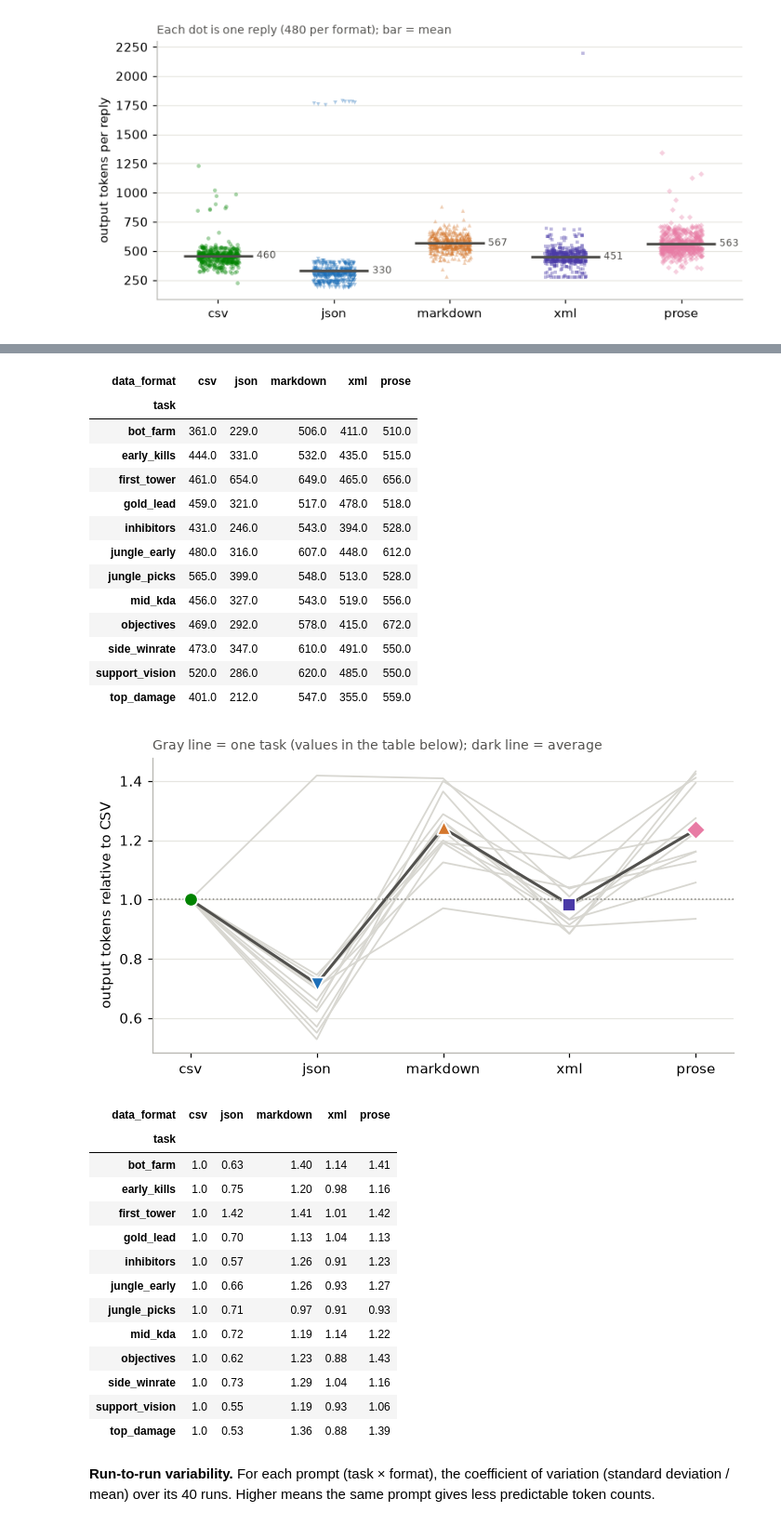
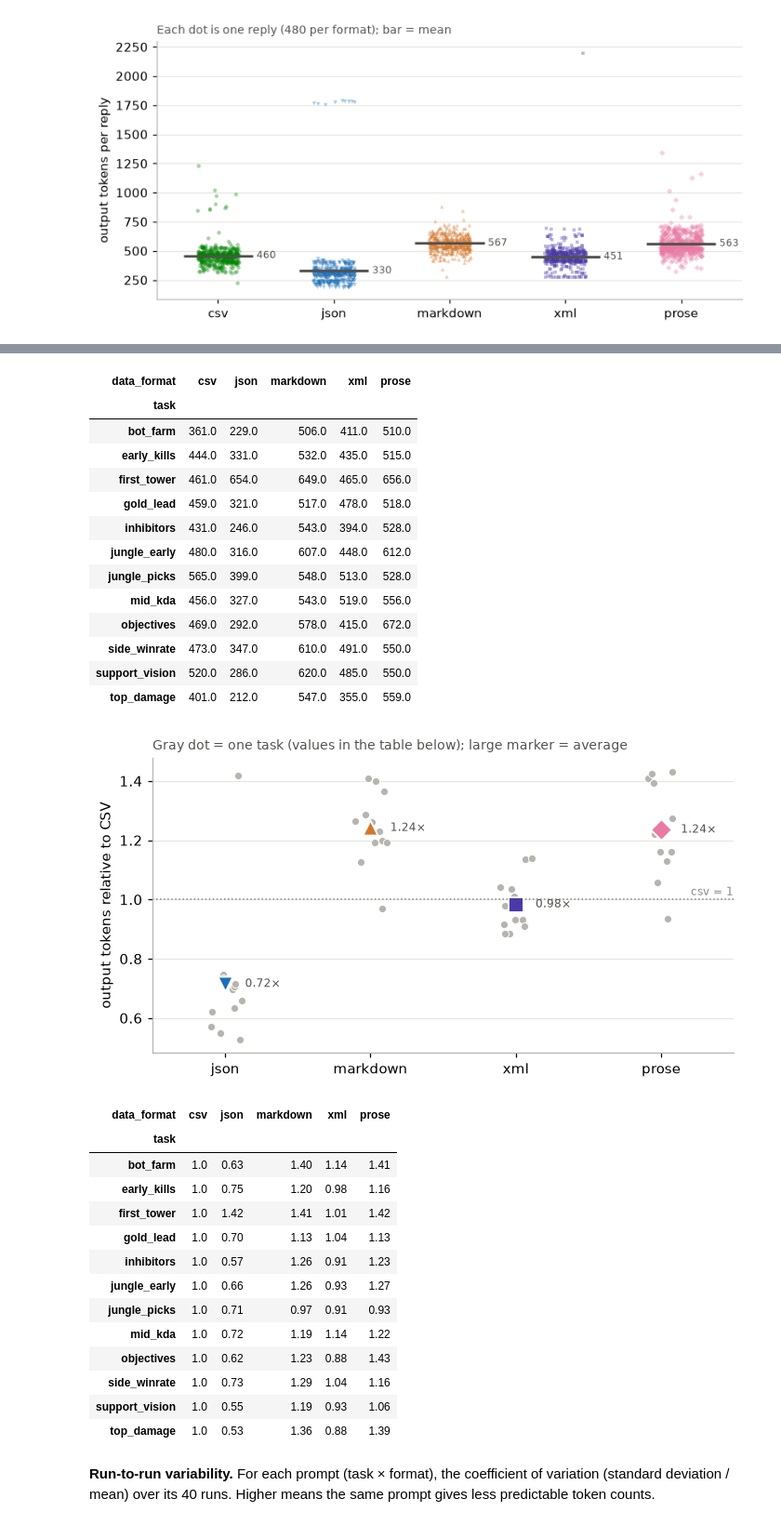
Before and after one commit to dodozai11/DSC180-proposal, a Jupyter notebook: notebooks/test4.ipynb, the cells around one changed output, grey strips where cells are left out. Shown at 93% size. Drawn from its saved outputs; the diff is of its cells as text; code cells hidden in the pictures.

Commit message:
test4: show per-task ratios as dots, not lines joining categorical formats

```diff
--- a/notebooks/test4.ipynb
+++ b/notebooks/test4.ipynb
@@ -368,43 +368,47 @@ plt.show()
 # %%
 task_means = responses.pivot_table(index="task", columns="data_format", values="output_tokens",
                                    aggfunc="mean", observed=True)[DATA_FORMATS]
 relative = task_means.div(task_means["csv"], axis=0)
 display(task_means.round(0))
 
 fig, ax = plt.subplots(figsize=(6.5, 3.6))
-x = np.arange(len(DATA_FORMATS))
-for task, row in relative.iterrows():
-    ax.plot(x, row.values, color="#d8d7d1", linewidth=1.2, zorder=1)
-ax.plot(x, relative.mean().values, color="#52514e", linewidth=2, zorder=2)
-for i, d in enumerate(DATA_FORMATS):
-    ax.scatter(i, relative[d].mean(), s=90, color=DATA_COLORS[d], marker=DATA_MARKERS[d], zorder=3,
+others = DATA_FORMATS[1:]  # CSV is the reference line at 1
+jitter = np.random.default_rng(SEED)
+for i, d in enumerate(others):
+    ax.scatter(i + jitter.uniform(-0.12, 0.12, len(relative)), relative[d], s=28, color="#b5b4ae",
+               edgecolor="white", linewidth=0.6, zorder=2)
+    ax.scatter(i, relative[d].mean(), s=110, color=DATA_COLORS[d], marker=DATA_MARKERS[d], zorder=3,
                edgecolor="white", linewidth=1.2)
+    ax.annotate(f"{relative[d].mean():.2f}×", (i, relative[d].mean()), xytext=(14, 0), textcoords="offset points",
+                va="center", fontsize=8, color="#52514e")
 ax.axhline(1, color="#8a8984", linewidth=1, linestyle=":")
-ax.set_xticks(x, DATA_FORMATS)
-ax.set_xlim(-0.3, len(DATA_FORMATS) - 0.7)
+ax.annotate("csv = 1", (len(others) - 0.5, 1), xytext=(0, 3), textcoords="offset points", ha="right",
+            fontsize=8, color="#8a8984")
+ax.set_xticks(range(len(others)), others)
+ax.set_xlim(-0.5, len(others) - 0.5)
 ax.set_ylabel("output tokens relative to CSV")
-ax.set_title("Gray line = one task (values in the table below); dark line = average", loc="left",
+ax.set_title("Gray dot = one task (values in the table below); large marker = average", loc="left",
              fontsize=9, color="#52514e")
 ax.grid(axis="x", visible=False)
 plt.tight_layout()
 plt.show()
 relative.round(2)
 # %% [output]
 | data_format | csv | json | markdown | xml | prose |
 | task |  |  |  |  |  |
 | bot_farm | 361.0 | 229.0 | 506.0 | 411.0 | 510.0 |
 | early_kills | 444.0 | 331.0 | 532.0 | 435.0 | 515.0 |
 | first_tower | 461.0 | 654.0 | 649.0 | 465.0 | 656.0 |
 | gold_lead | 459.0 | 321.0 | 517.0 | 478.0 | 518.0 |
 | inhibitors | 431.0 | 246.0 | 543.0 | 394.0 | 528.0 |
 | jungle_early | 480.0 | 316.0 | 607.0 | 448.0 | 612.0 |
 | jungle_picks | 565.0 | 399.0 | 548.0 | 513.0 | 528.0 |
 | mid_kda | 456.0 | 327.0 | 543.0 | 519.0 | 556.0 |
 | objectives | 469.0 | 292.0 | 578.0 | 415.0 | 672.0 |
 | side_winrate | 473.0 | 347.0 | 610.0 | 491.0 | 550.0 |
 | support_vision | 520.0 | 286.0 | 620.0 | 485.0 | 550.0 |
 | top_damage | 401.0 | 212.0 | 547.0 | 355.0 | 559.0 |
-[figure, old version]
+[figure, new version]
 | data_format | csv | json | markdown | xml | prose |
 | task |  |  |  |  |  |
 | bot_farm | 1.0 | 0.63 | 1.40 | 1.14 | 1.41 |
```
Also changed, not shown: parts of 1 cell of this notebook, 1 other file.
